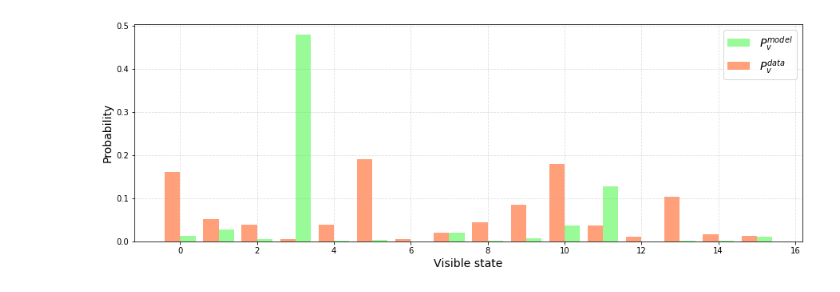
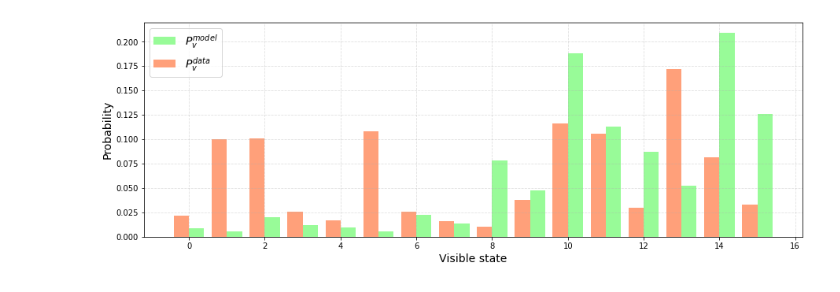
Before and after one commit to jviszlai/Bayesian-inference-coresets, a Jupyter notebook: pamc_qbm_tests.ipynb, the cells around one changed output. Saved outputs shown, nothing was run; the diff lists cells and outputs as text; code cells hidden in the pictures.

```diff
--- a/pamc_qbm_tests.ipynb
+++ b/pamc_qbm_tests.ipynb
@@ -65,5 +69,5 @@ def sample_dist(num_samples, dist):
 # %%
 b_dist = mixed_bernoulli(8, 0.9, num_visible)
 # %%
-num_samples = 1000
+num_samples = 2048
 b_data = -2 * sample_dist(num_samples, b_dist) + np.ones((num_samples, num_visible))
@@ -91,3 +82,6 @@ Epoch 2
+# %%
+pamc_qbm = PAMC_QBM(visible, hidden, gamma=2, population_size=512)
+model_history, kl_history, final_coreset = pamc_qbm.exact_giga_train(b_data, epochs=3, batch_size=32, coreset_size=128, beta=10)
 # %%
 def data_to_dict(data):
     dict = {}
@@ -111,19 +115,19 @@ def y_range(dict, x_range):
 # %%
 fig, ax = plt.subplots(figsize=[15,5])
 
 x_range = range(2 ** len(visible))
 data_dist = data_to_dict(b_data)
-init_model_dist = data_to_dict(pop_history[3])
+init_model_dist = model_history[-1]
 width = 0.4
 
 m_bars = ax.bar(x_range, y_range(init_model_dist, x_range), color='palegreen', label=r'$P^{model}_v$', align='edge', width=width)
 d_bars = ax.bar(x_range, y_range(data_dist, x_range), color='lightsalmon', label=r'$P^{data}_v$', align='edge', width=-width)
 
 plt.grid(alpha=.4, linestyle='--')
 plt.legend(fontsize=14)
 plt.xlabel(r'Visible state', fontsize=14)
 plt.ylabel('Probability', fontsize=14)
 
 plt.show()
 # %% [output]
-[figure, old version]
+[figure, new version]
```
Also changed, not shown: parts of 12 cells of this notebook, 6 other files.
